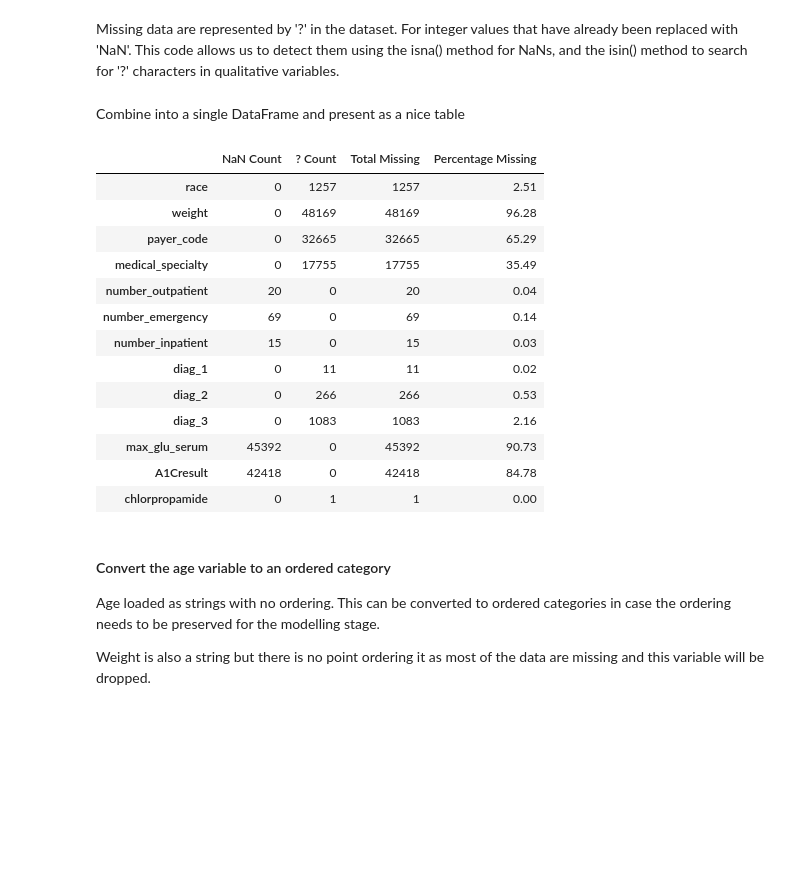
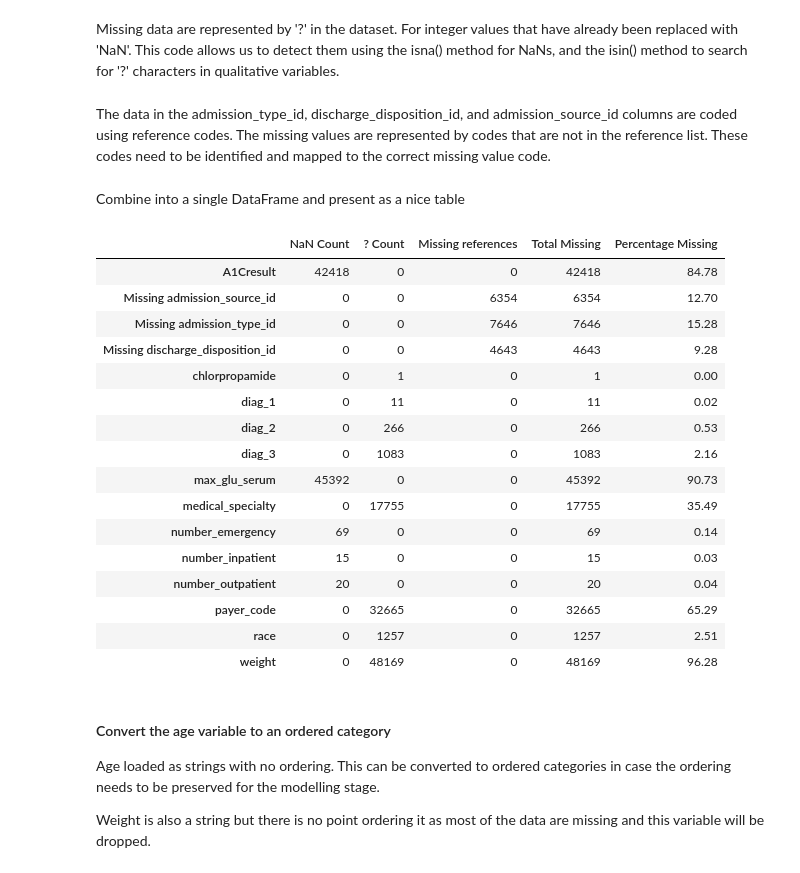
Before and after one commit to johnmarquess/IFN509, a Jupyter notebook: Assignment1_submission/assigment1_analysis.ipynb, the cells around one changed output. Cells and saved outputs as stored; diff of their text form; code cells hidden in the pictures; blank space fills up the shorter version.

```diff
--- a/Assignment1_submission/assigment1_analysis.ipynb
+++ b/Assignment1_submission/assigment1_analysis.ipynb
@@ -834,41 +834,71 @@ These are corroborated by the skewness values which are negative for the number
 #### Identify and show variables with missing data
 # %% [markdown]
 Missing data are represented by '?' in the dataset. For integer values that have already been replaced with 'NaN'.  This code allows us to detect them using the isna() method for NaNs, and the isin() method to search for '?' characters in qualitative variables.
+# %% [markdown]
+
+The data in the admission_type_id, discharge_disposition_id, and admission_source_id columns are coded using reference codes. The missing values are represented by codes that are not in the reference list. These codes need to be identified and mapped to the correct missing value code.
 # %%
 # Count the number of NA in each column
 na_counts = d1.isna().sum()
 # Count the number of '?' in each column
 q_mark_counts = d1.isin(['?']).sum()
+# %%
+# Map the missing codes for the admission_type_id, discharge_disposition_id, and admission_source_id columns
+
+# Admission_type_id missing reference codes are 'Not Available', 'NULL', 'Not Mapped', represented by 5, 6, 8
+# Discharge_disposition_id missing reference codes are 'NULL', 'Not Mapped', and 'Unknown/Invalid' represented by 18, 25, 26
+# Admission_source_id missing reference codes are 'Not Available', 'NULL', 'Not Mapped', represented by 9, 15, 17, 20, and 21
+
+# counts the missing values in the columns
+missing_admission_type_id = d1['admission_type_id'].isin([5, 6, 8]).sum()
+missing_discharge_disposition_id = d1['discharge_disposition_id'].isin([18, 25, 26]).sum()
+missing_admission_source_id = d1['admission_source_id'].isin([9, 15, 17, 20, 21]).sum()
+
+# Create a DataFrame with the results
+missing_references = pd.DataFrame({
+    'Missing admission_type_id': [missing_admission_type_id],
+    'Missing discharge_disposition_id': [missing_discharge_disposition_id],
+    'Missing admission_source_id': [missing_admission_source_id]
+}).T
+
+# Note - transposed data frame to make it the same shape as the other missing data frames
 # %% [markdown]
 Combine into a single DataFrame and present as a nice table
 # %%
 # Combine into a single DataFrame
 missing_data = pd.DataFrame({
     'NaN Count': na_counts,
-    '? Count': q_mark_counts
+    '? Count': q_mark_counts,
+    'Missing references': missing_references[0]
 })
 
+# Convert all the NaNs to 0 and change the data type to integer
+missing_data = missing_data.fillna(0).astype('int64')
+
 # Calculate the total number of missing values and the percentage of missing values
-missing_data['Total Missing'] = missing_data['NaN Count'] + missing_data['? Count']
+missing_data['Total Missing'] = missing_data['NaN Count'] + missing_data['? Count'] + missing_data['Missing references']
 missing_data['Percentage Missing'] = (missing_data['Total Missing'] / len(d1)) * 100
 missing_data = missing_data[missing_data['Total Missing'] > 0]
-
+#
 missing_data
 # %% [output]
-|  | NaN Count | ? Count | Total Missing | Percentage Missing |
-| race | 0 | 1257 | 1257 | 2.51 |
-| weight | 0 | 48169 | 48169 | 96.28 |
-| payer_code | 0 | 32665 | 32665 | 65.29 |
-| medical_specialty | 0 | 17755 | 17755 | 35.49 |
-| number_outpatient | 20 | 0 | 20 | 0.04 |
-| number_emergency | 69 | 0 | 69 | 0.14 |
-| number_inpatient | 15 | 0 | 15 | 0.03 |
-| diag_1 | 0 | 11 | 11 | 0.02 |
-| diag_2 | 0 | 266 | 266 | 0.53 |
-| diag_3 | 0 | 1083 | 1083 | 2.16 |
-| max_glu_serum | 45392 | 0 | 45392 | 90.73 |
-| A1Cresult | 42418 | 0 | 42418 | 84.78 |
-| chlorpropamide | 0 | 1 | 1 | 0.00 |
+|  | NaN Count | ? Count | Missing references | Total Missing | Percentage Missing |
+| A1Cresult | 42418 | 0 | 0 | 42418 | 84.78 |
+| Missing admission_source_id | 0 | 0 | 6354 | 6354 | 12.70 |
+| Missing admission_type_id | 0 | 0 | 7646 | 7646 | 15.28 |
+| Missing discharge_disposition_id | 0 | 0 | 4643 | 4643 | 9.28 |
+| chlorpropamide | 0 | 1 | 0 | 1 | 0.00 |
+| diag_1 | 0 | 11 | 0 | 11 | 0.02 |
+| diag_2 | 0 | 266 | 0 | 266 | 0.53 |
+| diag_3 | 0 | 1083 | 0 | 1083 | 2.16 |
+| max_glu_serum | 45392 | 0 | 0 | 45392 | 90.73 |
+| medical_specialty | 0 | 17755 | 0 | 17755 | 35.49 |
+| number_emergency | 69 | 0 | 0 | 69 | 0.14 |
+| number_inpatient | 15 | 0 | 0 | 15 | 0.03 |
+| number_outpatient | 20 | 0 | 0 | 20 | 0.04 |
+| payer_code | 0 | 32665 | 0 | 32665 | 65.29 |
+| race | 0 | 1257 | 0 | 1257 | 2.51 |
+| weight | 0 | 48169 | 0 | 48169 | 96.28 |
 # %% [markdown]
 #### Convert the age variable to an ordered category
 
```
Also changed, not shown: parts of 3 cells of this notebook, 1 other file.
